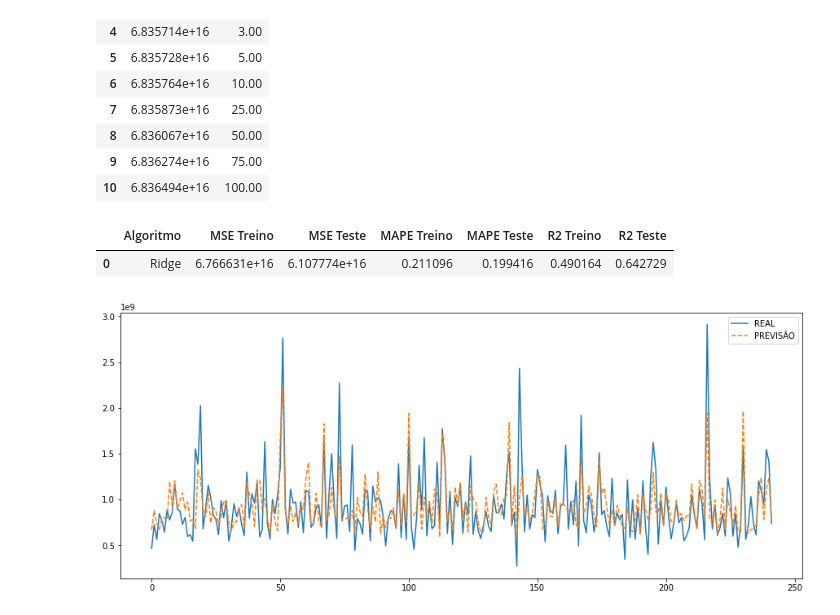
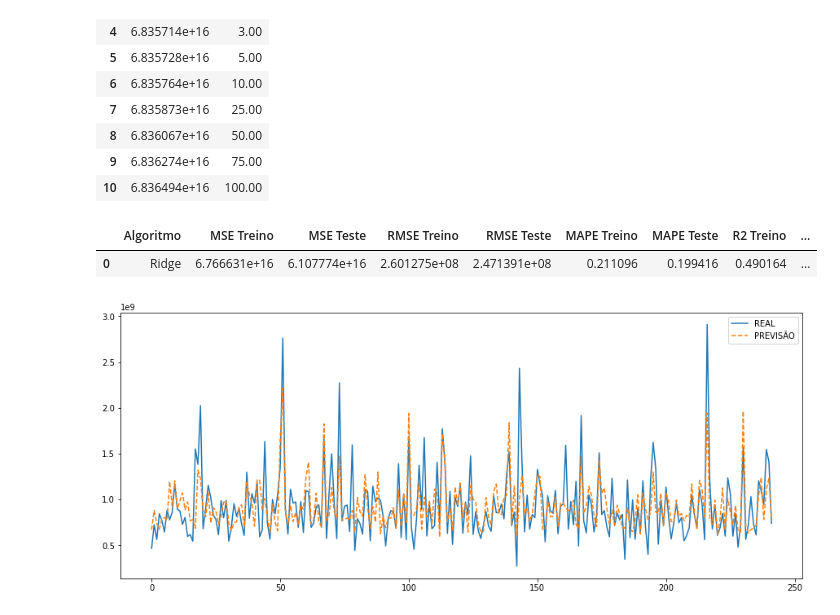
Before and after one commit to duartevictor/data_ciencia, a Jupyter notebook: tcc/notebooks/3_modelos.ipynb, the cells around one changed output. Saved outputs shown, nothing was run; the diff lists cells and outputs as text; code cells hidden in the pictures.

```diff
--- a/tcc/notebooks/3_modelos.ipynb
+++ b/tcc/notebooks/3_modelos.ipynb
@@ -124,27 +132,34 @@ alpha_rmse.sort_values(by = 'RMSE')
 # %%
 # criar regressão
 RR = Ridge(alpha = 0.05)
 
 # fazer o ajuste aos dados de treino
 RR.fit(X_train, y_train)
 
 # previsão para dados de treino e de teste
 y_train_RR = RR.predict(X_train)
 y_test_RR = RR.predict(X_test)
 
+# concatenar resultados
+y_total_RR = np.concatenate([y_train_RR, y_test_RR])
+y_total = np.concatenate([y_train, y_test])
+
 # df com métricas de treino e teste
 resultados_ridge = pd.DataFrame({'Algoritmo':['Ridge'],
             'MSE Treino': [mean_squared_error(y_train, y_train_RR)],
             'MSE Teste': [mean_squared_error(y_test, y_test_RR)],
+            'RMSE Treino': [mean_squared_error(y_train, y_train_RR, squared = False)],
+            'RMSE Teste': [mean_squared_error(y_test, y_test_RR, squared = False)],
             'MAPE Treino': [mean_absolute_percentage_error(y_train, y_train_RR)],
             'MAPE Teste': [mean_absolute_percentage_error(y_test, y_test_RR)],
             'R2 Treino': [r2_score(y_train, y_train_RR)],
-            'R2 Teste': [r2_score(y_test, y_test_RR)]})
+            'R2 Teste': [r2_score(y_test, y_test_RR)],
+            'R2 Geral': [r2_score(y_total, y_total_RR)]})
 
 resultados_ridge
 # %% [output]
-|  | Algoritmo | MSE Treino | MSE Teste | MAPE Treino | MAPE Teste | R2 Treino | R2 Teste |
-| 0 | Ridge | 6.766631e+16 | 6.107774e+16 | 0.211096 | 0.199416 | 0.490164 | 0.642729 |
+|  | Algoritmo | MSE Treino | MSE Teste | RMSE Treino | RMSE Teste | MAPE Treino | MAPE Teste | R2 Treino | ... |
+| 0 | Ridge | 6.766631e+16 | 6.107774e+16 | 2.601275e+08 | 2.471391e+08 | 0.211096 | 0.199416 | 0.490164 | ... |
 # %%
 # unificar df's de real e predição
 rr_train = pd.DataFrame({'REAL':y_train, 'PREDICT':y_train_RR})
```
Also changed, not shown: parts of 24 cells of this notebook, 1 other file.
